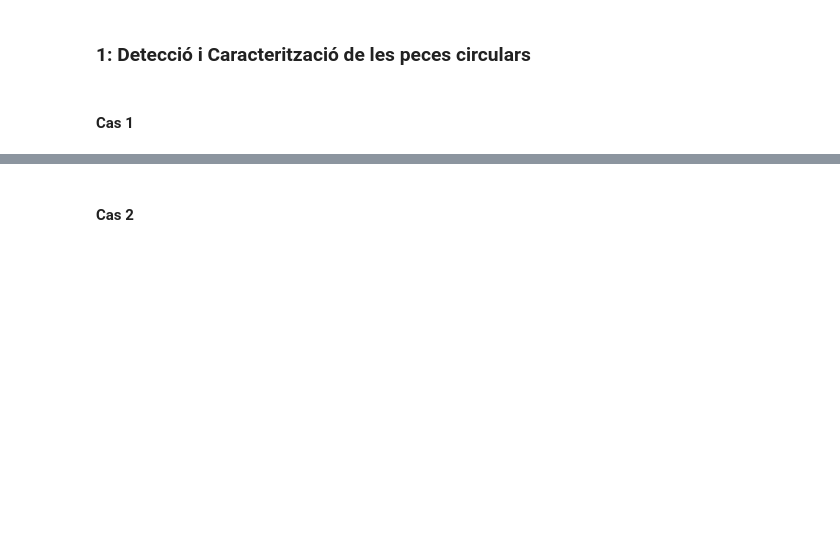
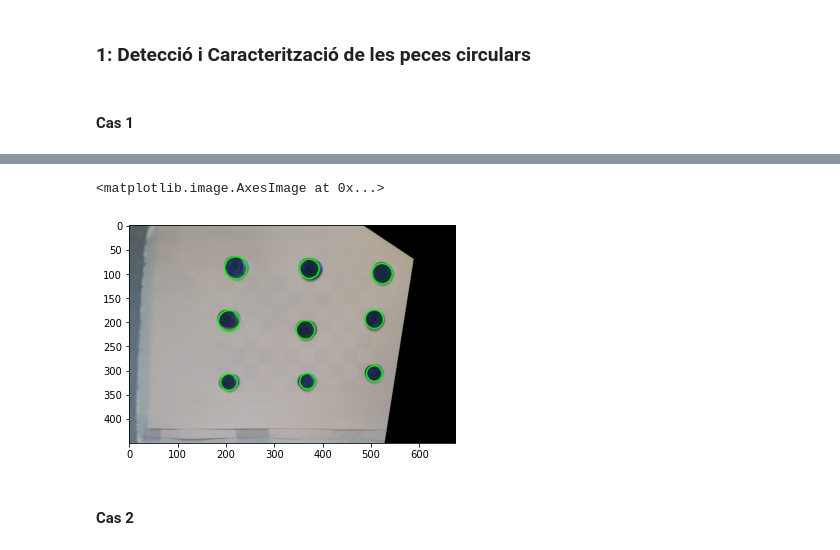
Before and after one commit to Stebf-22/CV---Notebooks, a Jupyter notebook: Practica 03/practica03.ipynb, the cells around one changed output, grey strips where cells are left out. Cells and saved outputs as stored; diff of their text form; code cells hidden in the pictures; blank space fills up the shorter version.

```diff
--- a/Practica 03/practica03.ipynb
+++ b/Practica 03/practica03.ipynb
@@ -87,3 +141,8 @@ plot_org_top(img1, top_coin1)
+# %%
+plt.imshow(i1)
+# %% [output]
+<matplotlib.image.AxesImage at 0x...>
+[figure, added]
 # %% [markdown]
 #### Cas 2
 # %%
```
Also changed, not shown: parts of 29 cells of this notebook, 1 other file.
